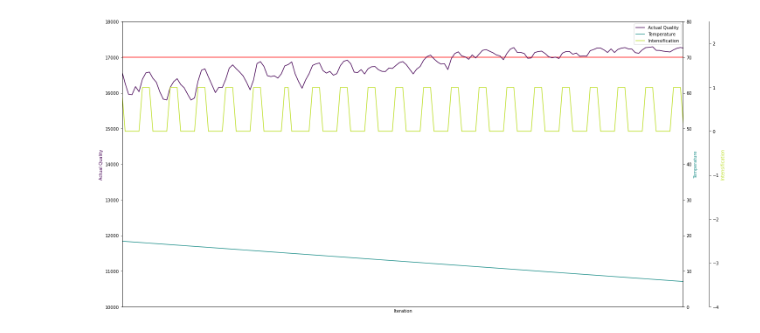
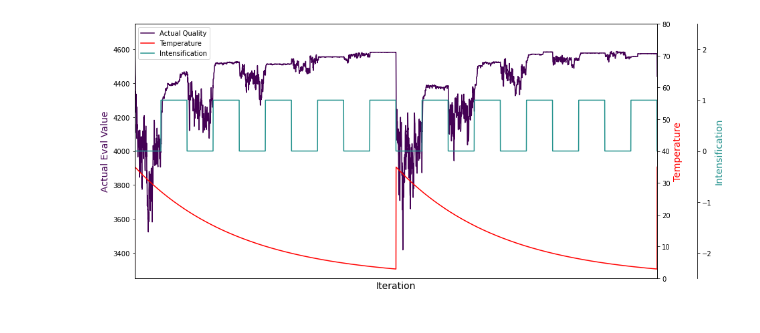
Before and after one commit to matiasmoreno/MCPSB_SA, a Jupyter notebook: SA_2Fases/data/Graficos.ipynb, the cells around one changed output. Drawn from its saved outputs; the diff is of its cells as text; code cells hidden in the pictures.

Commit message:
feat: SA2 working, new figures

```diff
--- a/SA_2Fases/data/Graficos.ipynb
+++ b/SA_2Fases/data/Graficos.ipynb
@@ -5,7 +5,7 @@ import matplotlib.pyplot as plt
 import numpy as np
 import pandas as pd
 # %%
-df = pd.read_csv ('data500.csv')
+df = pd.read_csv ('dataSA2.csv')
 it = df["it"]
 temp = df["temp"]
 actualQ = df["actualQ"]
@@ -15,54 +15,52 @@ diversification = df["intensification"]
 bQ = df["bestQ"][len(df["bestQ"])-1]
 nIt = df["it"][len(df["it"])-1]
 
-fig = plt.figure(figsize=(23,12))
-plt.axhline(y=17000, color='r', linestyle='-')
-#plt.axhline(y=4800, color='r', linestyle='-')
-#plt.axhline(y=bQ, color='b', linestyle='-')
+fig = plt.figure(figsize=(12,6))
+#plt.axhline(y=17000, color='r', linestyle='-')
 host = fig.add_subplot(111)
 
 par1 = host.twinx()
 par2 = host.twinx()
 #par3 = host.twinx()
 
-host.set_xlim(nIt*0.1330, nIt*0.1334)
-host.set_ylim(10000, 18000)
+host.set_xlim(nIt*0.008999, nIt*0.011)
+host.set_ylim(3250, 4750)
 par1.set_ylim(0, 80)
-par2.set_ylim(-4, 2.5)
+par2.set_ylim(-2.5, 2.5)
 #par3.set_ylim(0, 20)
 
-host.set_xlabel("Iteration")
-host.set_ylabel("Actual Quality")
-par1.set_ylabel("Temperature")
-par2.set_ylabel("Intensification")
+host.set_xlabel("Iteration", fontsize = 14)
+host.set_ylabel("Actual Eval Value", fontsize = 14)
+par1.set_ylabel("Temperature", fontsize = 14)
+par2.set_ylabel("Intensification", fontsize = 14)
 #par3.set_ylabel("Prob Downgrade")
 
 
 color1 = plt.cm.viridis(0)
-color2 = plt.cm.viridis(0.5)
-color3 = plt.cm.viridis(0.9)
+color2 = plt.cm.viridis(0.2)
+color3 = plt.cm.viridis(0.5)
 #color4 = plt.cm.viridis(0.2)
 
-p1, = host.plot(it, actualQ, color=color1,label="Actual Quality")
-p2, = par1.plot(it, temp, color=color2, label="Temperature")
+p1, = host.plot(it, actualQ, color=color1,label="Actual Quality", )
+p2, = par1.plot(it, temp, color='r', label="Temperature")
 p3, = par2.plot(it, diversification, color=color3, label="Intensification")
 #p4, = par3.plot(it, pAvg, color=color4, label="Prob Downgrade")
 
 lns = [p1, p2, p3]
 host.legend(handles=lns, loc='best')
 
 # right, left, top, bottom
 par2.spines['right'].set_position(('outward', 60))
 # no x-ticks
 par2.xaxis.set_ticks([])
 # Sometimes handy, same for xaxis
 #par2.yaxis.set_ticks_position('right')
 
 host.yaxis.label.set_color(p1.get_color())
 par1.yaxis.label.set_color(p2.get_color())
 par2.yaxis.label.set_color(p3.get_color())
 #par3.yaxis.label.set_color(p4.get_color())
 
-plt.savefig("final_500zoomx2.png", bbox_inches='tight')
+plt.savefig("SA2.png", bbox_inches='tight')
 # %% [output]
-[figure, old version]
+[figure, new version]
```
Also changed, not shown: 6 other files.
